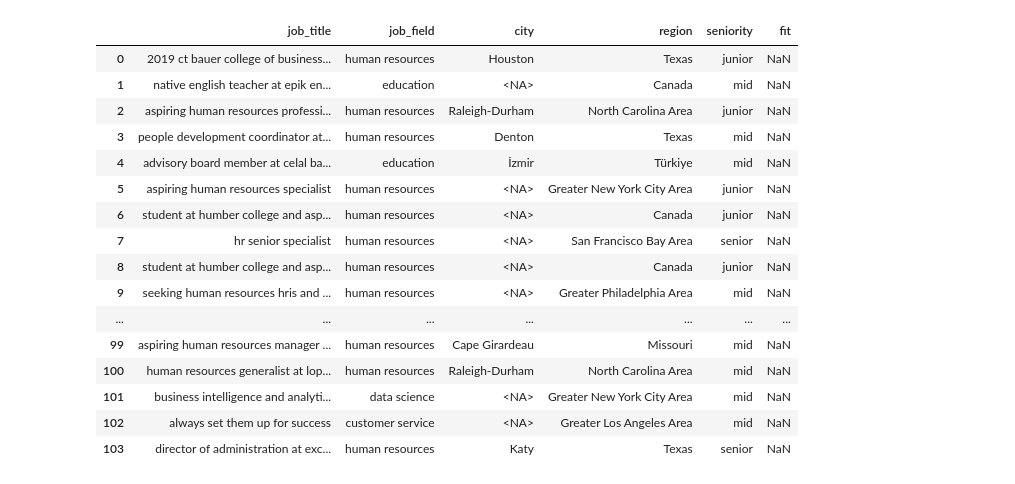
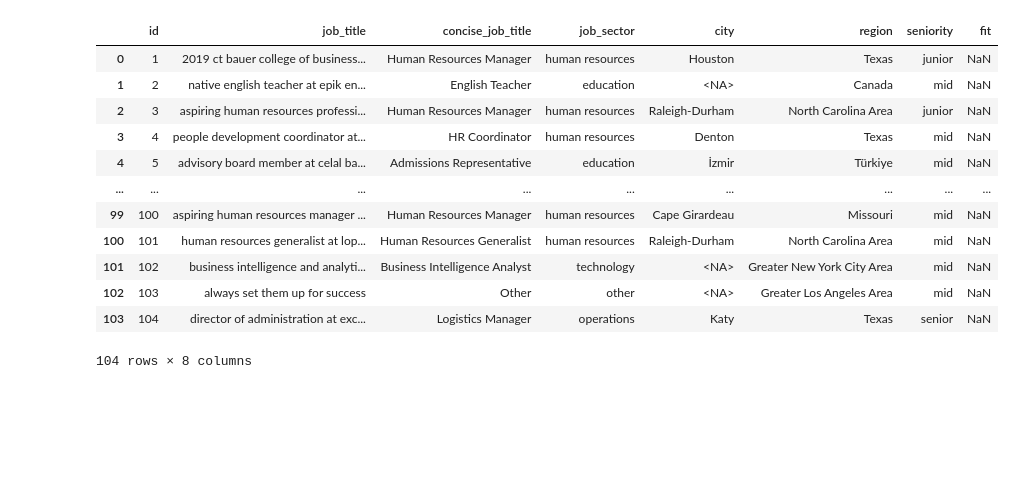
Before and after one commit to ShaneS02/iCWXnlHINuPDOzFR, a Jupyter notebook: src/model/model.ipynb, the cells around one changed output. Saved outputs shown, nothing was run; the diff lists cells and outputs as text; code cells hidden in the pictures; blank space fills up the shorter version.

```diff
--- a/src/model/model.ipynb
+++ b/src/model/model.ipynb
@@ -18,6 +20,6 @@ model = SentenceTransformer("all-MiniLM-L6-v2")
 # %%
 #create new dataframe with needed columns
-structured_df = df[["job_title"]].copy()
+structured_df = df[["id","job_title"]].copy()
 
 structured_df
 # %% [output]
@@ -172,25 +232,22 @@ structured_df["seniority"] = np.select(
 # %%
 # adding target column "fit" to structured_df
 structured_df["fit"] = df["fit"]
 
 #show all columns in the structured_df
-pd.set_option("display.max_rows", None)
+pd.reset_option("display.max_rows")
+#pd.set_option("display.max_rows", None)
 structured_df
 # %% [output]
-|  | job_title | job_field | city | region | seniority | fit |
-| 0 | 2019 ct bauer college of business... | human resources | Houston | Texas | junior | NaN |
-| 1 | native english teacher at epik en... | education | <NA> | Canada | mid | NaN |
-| 2 | aspiring human resources professi... | human resources | Raleigh-Durham | North Carolina Area | junior | NaN |
-| 3 | people development coordinator at... | human resources | Denton | Texas | mid | NaN |
-| 4 | advisory board member at celal ba... | education | İzmir | Türkiye | mid | NaN |
-| 5 | aspiring human resources specialist | human resources | <NA> | Greater New York City Area | junior | NaN |
-| 6 | student at humber college and asp... | human resources | <NA> | Canada | junior | NaN |
-| 7 | hr senior specialist | human resources | <NA> | San Francisco Bay Area | senior | NaN |
-| 8 | student at humber college and asp... | human resources | <NA> | Canada | junior | NaN |
-| 9 | seeking human resources hris and ... | human resources | <NA> | Greater Philadelphia Area | mid | NaN |
-| ... | ... | ... | ... | ... | ... | ... |
-| 99 | aspiring human resources manager ... | human resources | Cape Girardeau | Missouri | mid | NaN |
-| 100 | human resources generalist at lop... | human resources | Raleigh-Durham | North Carolina Area | mid | NaN |
-| 101 | business intelligence and analyti... | data science | <NA> | Greater New York City Area | mid | NaN |
-| 102 | always set them up for success | customer service | <NA> | Greater Los Angeles Area | mid | NaN |
-| 103 | director of administration at exc... | human resources | Katy | Texas | senior | NaN |
+|  | id | job_title | concise_job_title | job_sector | city | region | seniority | fit |
+| 0 | 1 | 2019 ct bauer college of business... | Human Resources Manager | human resources | Houston | Texas | junior | NaN |
+| 1 | 2 | native english teacher at epik en... | English Teacher | education | <NA> | Canada | mid | NaN |
+| 2 | 3 | aspiring human resources professi... | Human Resources Manager | human resources | Raleigh-Durham | North Carolina Area | junior | NaN |
+| 3 | 4 | people development coordinator at... | HR Coordinator | human resources | Denton | Texas | mid | NaN |
+| 4 | 5 | advisory board member at celal ba... | Admissions Representative | education | İzmir | Türkiye | mid | NaN |
+| ... | ... | ... | ... | ... | ... | ... | ... | ... |
+| 99 | 100 | aspiring human resources manager ... | Human Resources Manager | human resources | Cape Girardeau | Missouri | mid | NaN |
+| 100 | 101 | human resources generalist at lop... | Human Resources Generalist | human resources | Raleigh-Durham | North Carolina Area | mid | NaN |
+| 101 | 102 | business intelligence and analyti... | Business Intelligence Analyst | technology | <NA> | Greater New York City Area | mid | NaN |
+| 102 | 103 | always set them up for success | Other | other | <NA> | Greater Los Angeles Area | mid | NaN |
+| 103 | 104 | director of administration at exc... | Logistics Manager | operations | Katy | Texas | senior | NaN |
+104 rows × 8 columns
```
Also changed, not shown: parts of 8 cells of this notebook, 2 other files.
